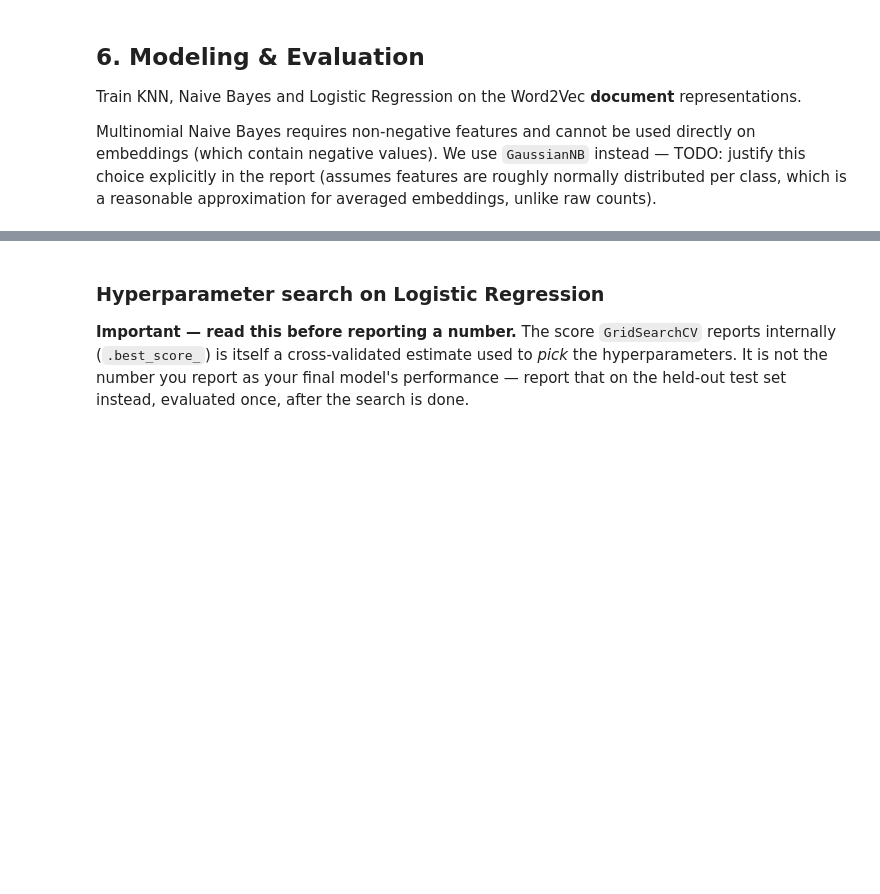
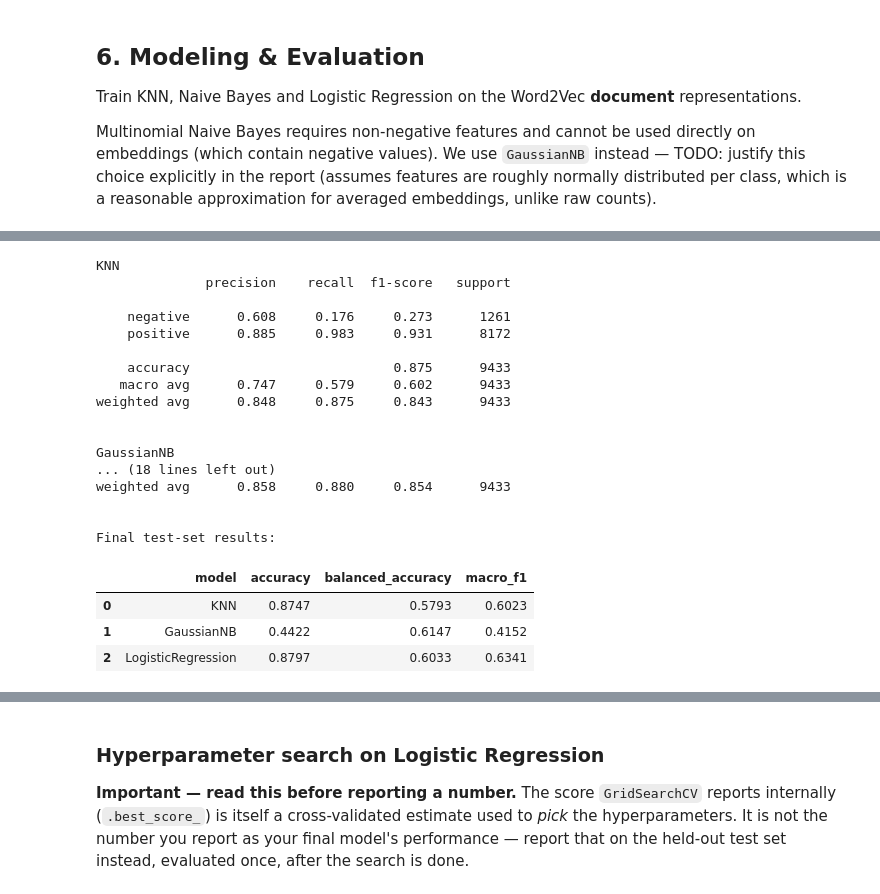
Before and after one commit to GLJADS/AML_v2.0, a Jupyter notebook: Assignment1_CDs_Vinyl.ipynb, the cells around one changed output, grey strips where cells are left out. Drawn from its saved outputs; the diff is of its cells as text; code cells hidden in the pictures; blank space fills up the shorter version.

```diff
--- a/Assignment1_CDs_Vinyl.ipynb
+++ b/Assignment1_CDs_Vinyl.ipynb
@@ -670,0 +712,54 @@ for name, model in models.items():
+# %%
+#Final test-set evaluation
+
+test_results = []
+
+for name, model in models.items():
+
+    # Fit model on the complete training set
+    model.fit(X_tr, y_tr)
+
+    # Predict the untouched test set
+    y_pred = model.predict(X_te)
+
+    print(f"\n{name}")
+    print(classification_report(
+        y_te,
+        y_pred,
+        target_names=["negative", "positive"],
+        digits=3
+    ))
+
+    test_results.append({
+        "model": name,
+        "accuracy": accuracy_score(y_te, y_pred),
+        "balanced_accuracy": balanced_accuracy_score(y_te, y_pred),
+        "macro_f1": f1_score(y_te, y_pred, average="macro")
+    })
+
+test_results_df = pd.DataFrame(test_results).round(4)
+
+print("\nFinal test-set results:")
+display(test_results_df)
+# %% [output]
+KNN
+              precision    recall  f1-score   support
+
+    negative      0.608     0.176     0.273      1261
+    positive      0.885     0.983     0.931      8172
+
+    accuracy                          0.875      9433
+   macro avg      0.747     0.579     0.602      9433
+weighted avg      0.848     0.875     0.843      9433
+
+
+GaussianNB
+... (18 lines left out)
+weighted avg      0.858     0.880     0.854      9433
+
+
+Final test-set results:
+|  | model | accuracy | balanced_accuracy | macro_f1 |
+| 0 | KNN | 0.8747 | 0.5793 | 0.6023 |
+| 1 | GaussianNB | 0.4422 | 0.6147 | 0.4152 |
+| 2 | LogisticRegression | 0.8797 | 0.6033 | 0.6341 |
```
Also changed, not shown: parts of 21 cells of this notebook.
